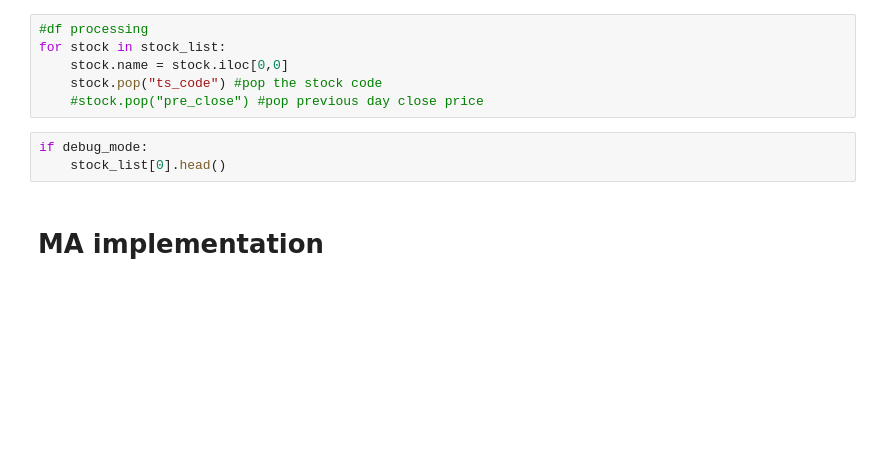
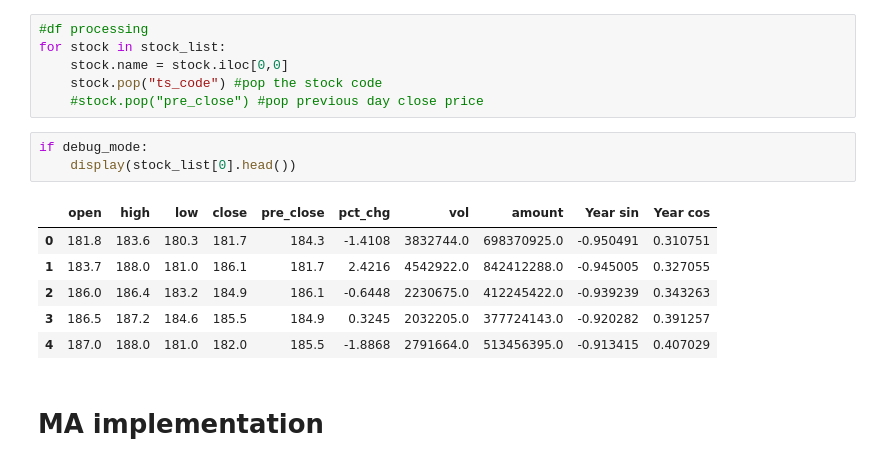
Before and after one commit to vincent05r/Stock_models, a Jupyter notebook: LSTM_hk_test.ipynb, the cells around one changed output. Cells and saved outputs as stored; diff of their text form; blank space fills up the shorter version.

```diff
--- a/LSTM_hk_test.ipynb
+++ b/LSTM_hk_test.ipynb
@@ -177,7 +242,14 @@ for stock in stock_list:
     #stock.pop("pre_close") #pop previous day close price
 # %%
 if debug_mode:
-    stock_list[0].head()
+    display(stock_list[0].head())
+# %% [output]
+|  | open | high | low | close | pre_close | pct_chg | vol | amount | Year sin | Year cos |
+| 0 | 181.8 | 183.6 | 180.3 | 181.7 | 184.3 | -1.4108 | 3832744.0 | 698370925.0 | -0.950491 | 0.310751 |
+| 1 | 183.7 | 188.0 | 181.0 | 186.1 | 181.7 | 2.4216 | 4542922.0 | 842412288.0 | -0.945005 | 0.327055 |
+| 2 | 186.0 | 186.4 | 183.2 | 184.9 | 186.1 | -0.6448 | 2230675.0 | 412245422.0 | -0.939239 | 0.343263 |
+| 3 | 186.5 | 187.2 | 184.6 | 185.5 | 184.9 | 0.3245 | 2032205.0 | 377724143.0 | -0.920282 | 0.391257 |
+| 4 | 187.0 | 188.0 | 181.0 | 182.0 | 185.5 | -1.8868 | 2791664.0 | 513456395.0 | -0.913415 | 0.407029 |
 # %% [markdown]
 # MA implementation
 # %%
```
Also changed, not shown: parts of 16 cells of this notebook, 4 other files.
